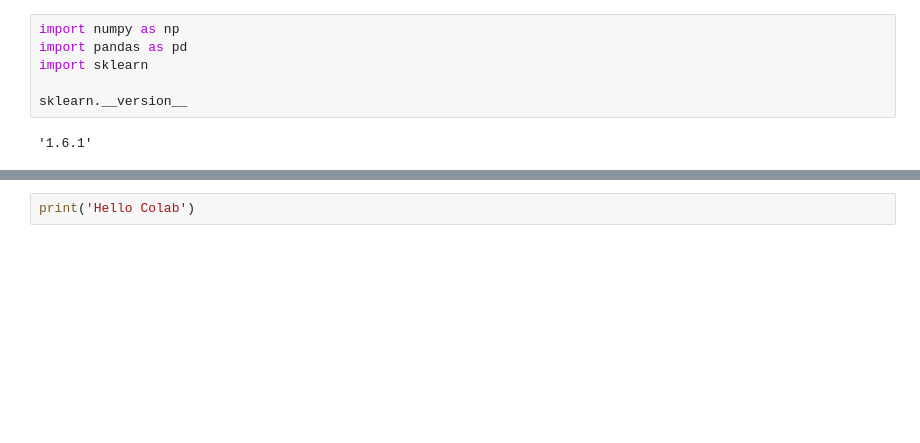
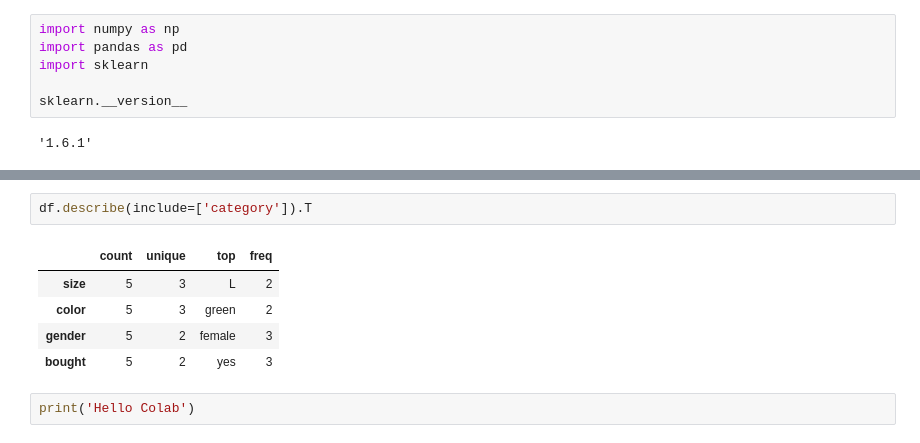
Before and after one commit to DasherXx/machine-learning-bootcamp, a Jupyter notebook: template.ipynb, the cells around one changed output, grey strips where cells are left out. Saved outputs shown, nothing was run; the diff lists cells and outputs as text; blank space fills up the shorter version.

```diff
--- a/template.ipynb
+++ b/template.ipynb
@@ -23,3 +86,11 @@ df_raw
+# %%
+df.describe(include=['category']).T
+# %% [output]
+|  | count | unique | top | freq |
+| size | 5 | 3 | L | 2 |
+| color | 5 | 3 | green | 2 |
+| gender | 5 | 2 | female | 3 |
+| bought | 5 | 2 | yes | 3 |
 # %%
 print('Hello Colab')
 # %% [output]
```
Also changed, not shown: parts of 5 cells of this notebook.
